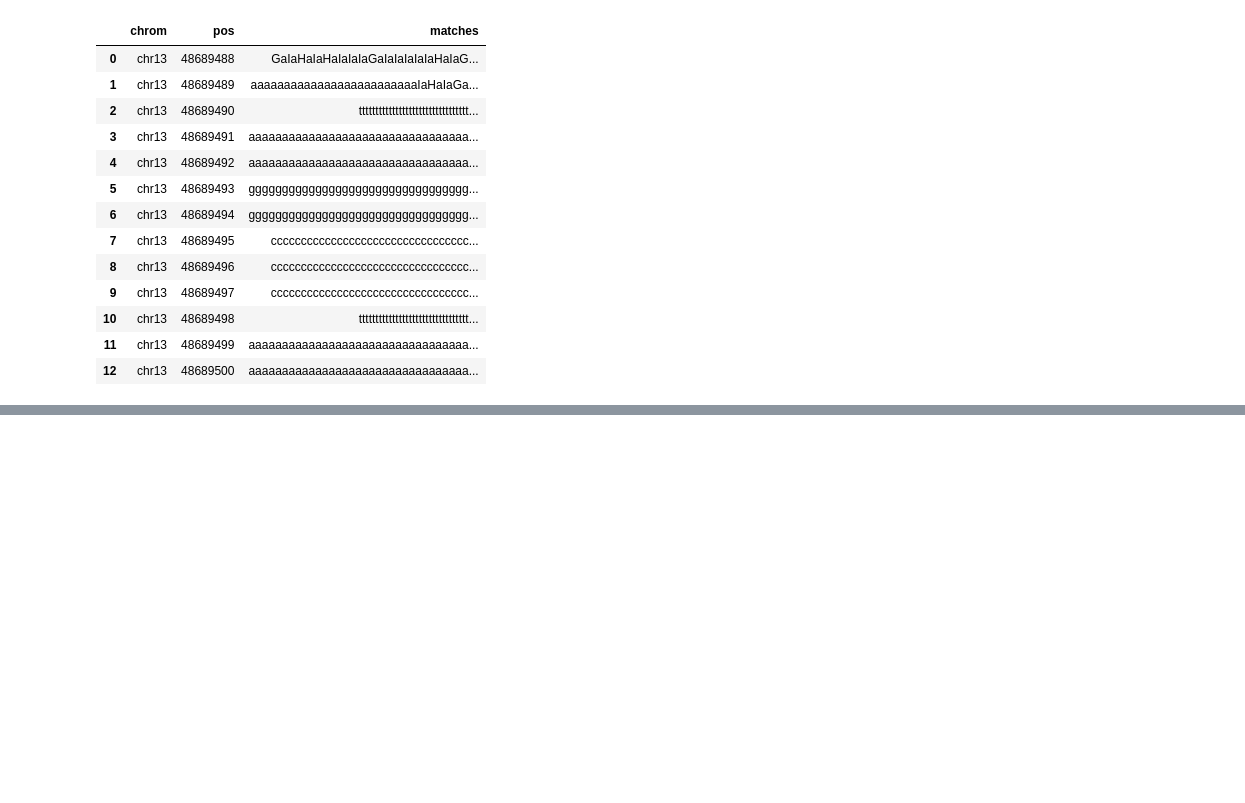
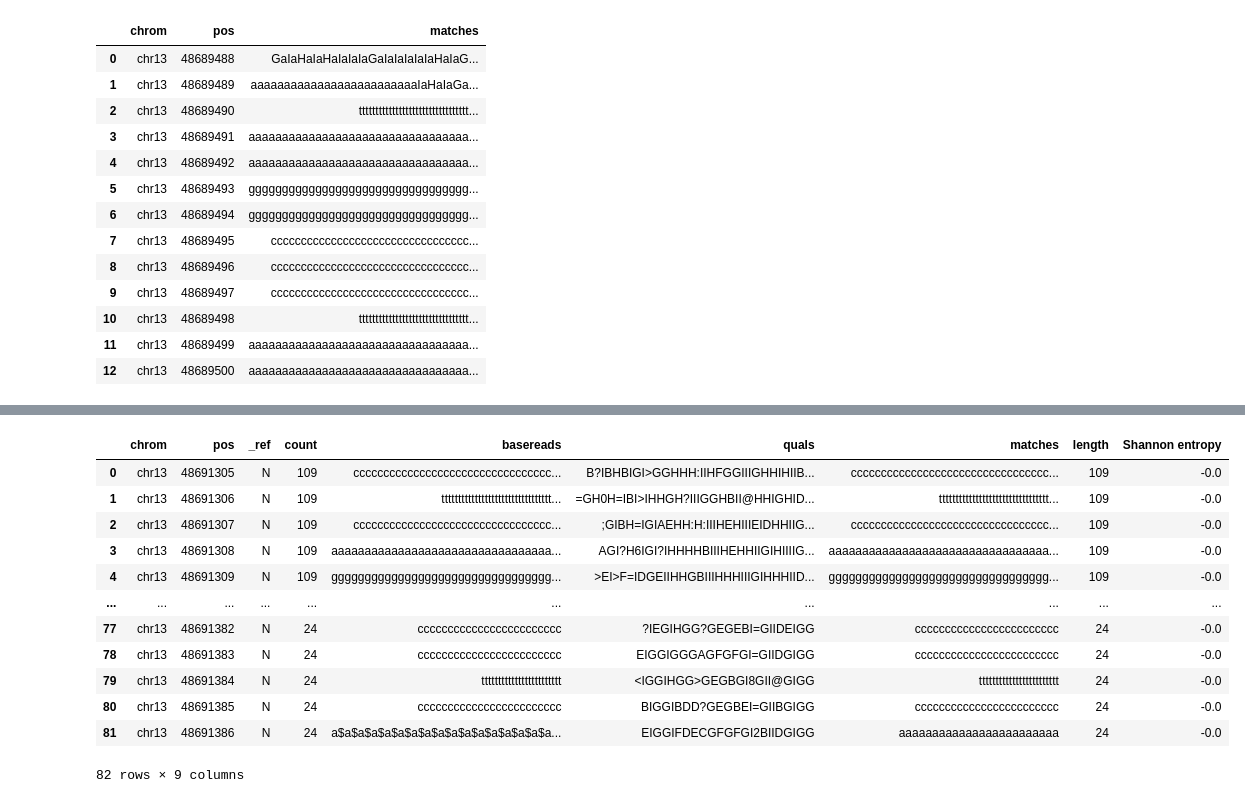
Before and after one commit to EunjinKwon/2024-Bioinformatics, a Jupyter notebook: 과제3.ipynb, the cells around one changed output, grey strips where cells are left out. Drawn from its saved outputs; the diff is of its cells as text; code cells hidden in the pictures; blank space fills up the shorter version.

```diff
--- a/과제3.ipynb
+++ b/과제3.ipynb
@@ -279,0 +318,3 @@ with open('/mnt/c/Users/user/Desktop/과제/Mirlet7d.bedgraph', 'w') as f:
+# %%
+pileup3 = pd.read_csv('CLIP-let7f-1-gene.pileup', sep='\t', names=['chrom', 'pos', '_ref', 'count', 'basereads', 'quals'])
+pileup3.tail()
@@ -279,0 +328,2 @@ with open('/mnt/c/Users/user/Desktop/과제/Mirlet7d.bedgraph', 'w') as f:
+# %%
+pileup3['matches'] = pileup3['basereads'].apply(lambda x: toremove.sub('', x))
@@ -279,0 +346,19 @@ with open('/mnt/c/Users/user/Desktop/과제/Mirlet7d.bedgraph', 'w') as f:
+# %%
+pileup3['length'] = pileup3['matches'].apply(len)
+pileupnz3 = pileup3[(pileup3['length'] != 0)]
+pileupnz3.loc[:, 'Shannon entropy'] = pileupnz3['matches'].apply(shannon_entropy)
+pileupnz3
+# %% [output]
+|  | chrom | pos | _ref | count | basereads | quals | matches | length | Shannon entropy |
+| 0 | chr13 | 48691305 | N | 109 | ccccccccccccccccccccccccccccccccc... | B?IBHBIGI>GGHHH:IIHFGGIIIGHHIHIIB... | ccccccccccccccccccccccccccccccccc... | 109 | -0.0 |
+| 1 | chr13 | 48691306 | N | 109 | ttttttttttttttttttttttttttttttttt... | =GH0H=IBI>IHHGH?IIIGGHBII@HHIGHID... | ttttttttttttttttttttttttttttttttt... | 109 | -0.0 |
+| 2 | chr13 | 48691307 | N | 109 | ccccccccccccccccccccccccccccccccc... | ;GIBH=IGIAEHH:H:IIIHEHIIIEIDHHIIG... | ccccccccccccccccccccccccccccccccc... | 109 | -0.0 |
+| 3 | chr13 | 48691308 | N | 109 | aaaaaaaaaaaaaaaaaaaaaaaaaaaaaaaaa... | AGI?H6IGI?IHHHHBIIIHEHHIIGIHIIIIG... | aaaaaaaaaaaaaaaaaaaaaaaaaaaaaaaaa... | 109 | -0.0 |
+| 4 | chr13 | 48691309 | N | 109 | ggggggggggggggggggggggggggggggggg... | >EI>F=IDGEIIHHGBIIIHHHIIIGIHHHIID... | ggggggggggggggggggggggggggggggggg... | 109 | -0.0 |
+| ... | ... | ... | ... | ... | ... | ... | ... | ... | ... |
+| 77 | chr13 | 48691382 | N | 24 | cccccccccccccccccccccccc | ?IEGIHGG?GEGEBI=GIIDEIGG | cccccccccccccccccccccccc | 24 | -0.0 |
+| 78 | chr13 | 48691383 | N | 24 | cccccccccccccccccccccccc | EIGGIGGGAGFGFGI=GIIDGIGG | cccccccccccccccccccccccc | 24 | -0.0 |
+| 79 | chr13 | 48691384 | N | 24 | tttttttttttttttttttttttt | <IGGIHGG>GEGBGI8GII@GIGG | tttttttttttttttttttttttt | 24 | -0.0 |
+| 80 | chr13 | 48691385 | N | 24 | cccccccccccccccccccccccc | BIGGIBDD?GEGBEI=GIIBGIGG | cccccccccccccccccccccccc | 24 | -0.0 |
+| 81 | chr13 | 48691386 | N | 24 | a$a$a$a$a$a$a$a$a$a$a$a$a$a$a$a$a... | EIGGIFDECGFGFGI2BIIDGIGG | aaaaaaaaaaaaaaaaaaaaaaaa | 24 | -0.0 |
+82 rows × 9 columns
```
Also changed, not shown: parts of 9 cells of this notebook.
